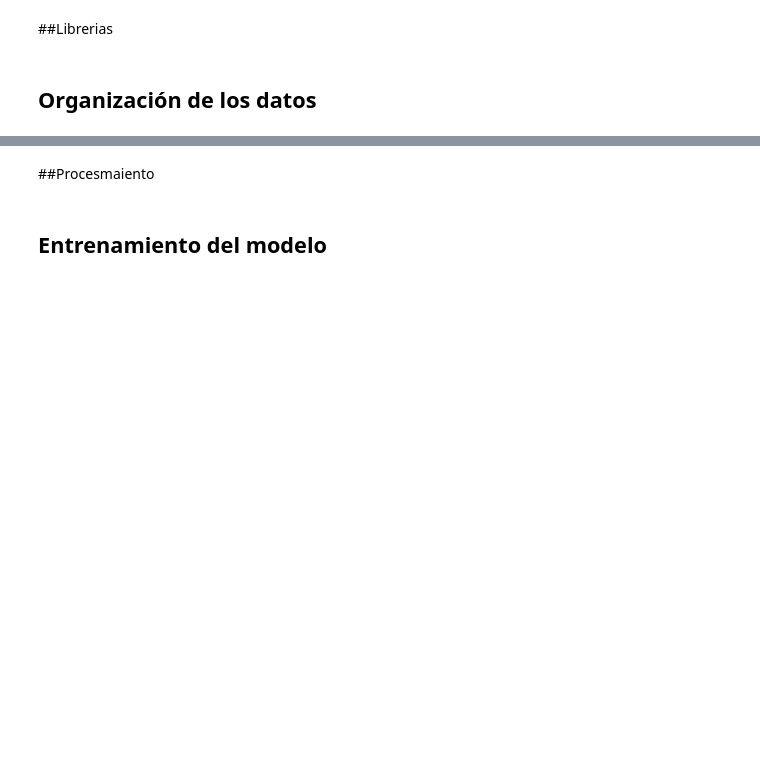
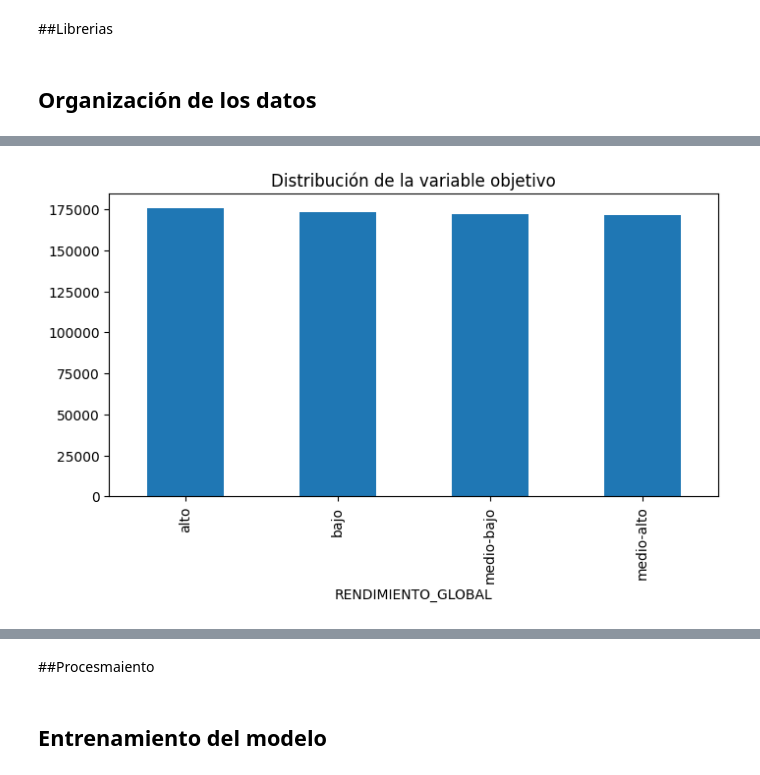
Before and after one commit to ZamantaEst/Pruebas-Saber-Pro-Colombia-Kaggle, a Jupyter notebook: 99_modelo_solución.ipynb, the cells around one changed output, grey strips where cells are left out. Cells and saved outputs as stored; diff of their text form; code cells hidden in the pictures; blank space fills up the shorter version.

```diff
--- a/99_modelo_solución.ipynb
+++ b/99_modelo_solución.ipynb
@@ -36,0 +78,6 @@ test_id = test["ID"]
+# %%
+train["RENDIMIENTO_GLOBAL"].value_counts().plot(kind="bar", figsize=(8,4))
+plt.title("Distribución de la variable objetivo")
+plt.show()
+# %% [output]
+[figure, added]
```
Also changed, not shown: parts of 5 cells of this notebook.
